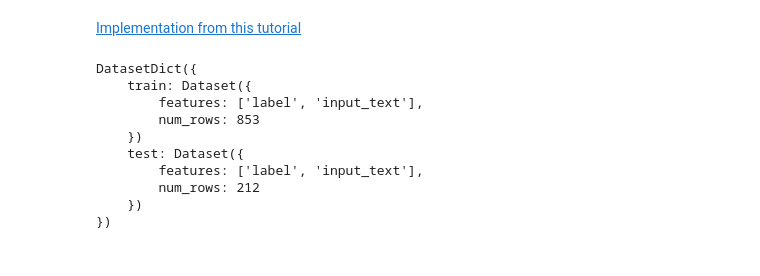
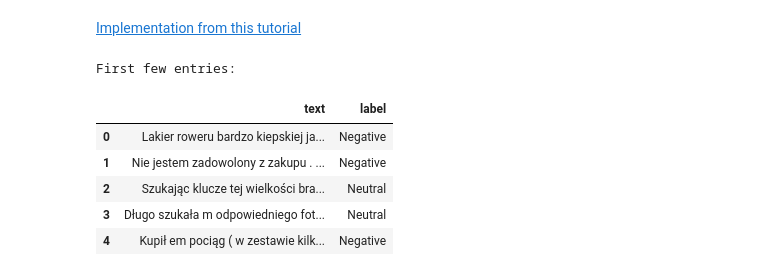
Before and after one commit to pananananas/NLP, a Jupyter notebook: bert/bert_finetining.ipynb, the cells around one changed output. Cells and saved outputs as stored; diff of their text form; code cells hidden in the pictures.

```diff
--- a/bert/bert_finetining.ipynb
+++ b/bert/bert_finetining.ipynb
@@ -8,19 +22,3 @@ import torch
 import pandas as pd
 import numpy as np
 import os
-# %%
-data_files = {"train": "train.jsonl", "test": "test.jsonl"}
-dataset = load_dataset("gretelai/symptom_to_diagnosis", data_files=data_files)
-dataset = dataset.rename_column("output_text", "label")
-print(dataset)
-# %% [output]
-DatasetDict({
-    train: Dataset({
-        features: ['label', 'input_text'],
-        num_rows: 853
-    })
-    test: Dataset({
-        features: ['label', 'input_text'],
-        num_rows: 212
-    })
-})
@@ -26,0 +28,15 @@ DatasetDict({
+# %%
+data_path = "all_texts.csv"
+df = pd.read_csv(data_path)
+
+# Check the data
+print("First few entries:")
+df.head()
+# %% [output]
+First few entries:
+|  | text | label |
+| 0 | Lakier roweru bardzo kiepskiej ja... | Negative |
+| 1 | Nie jestem zadowolony z zakupu . ... | Negative |
+| 2 | Szukając klucze tej wielkości bra... | Neutral |
+| 3 | Długo szukała m odpowiedniego fot... | Neutral |
+| 4 | Kupił em pociąg ( w zestawie kilk... | Negative |
```
Also changed, not shown: parts of 34 cells of this notebook, 2 other files.
